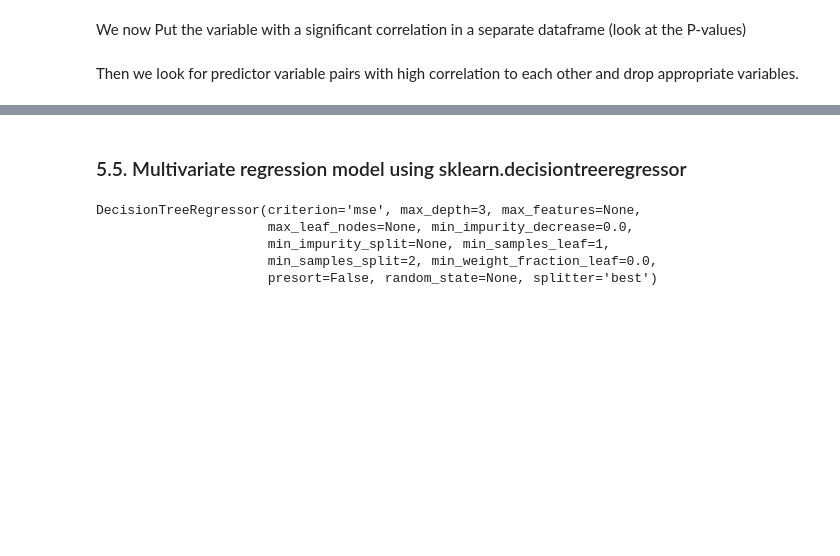
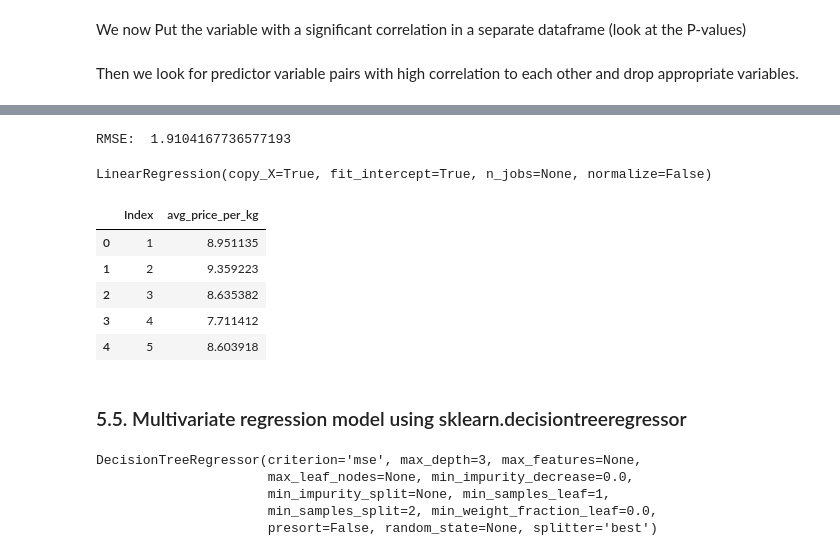
Before and after one commit to lkrump7/regression-apples-predict-api-template, a Jupyter notebook: Linear Regression team TS2.ipynb, the cells around one changed output, grey strips where cells are left out. Cells and saved outputs as stored; diff of their text form; code cells hidden in the pictures; blank space fills up the shorter version.

```diff
--- a/Linear Regression team TS2.ipynb
+++ b/Linear Regression team TS2.ipynb
@@ -902,0 +921,30 @@ print('Formula:\n\t{}'.format(formula_str))
+# %%
+y_pred = sv_reg.predict(X_test)
+print("RMSE: ", np.sqrt(mean_squared_error(y_test,y_pred)))
+# %% [output]
+RMSE:  1.9104167736577193
+# %%
+SVR_train.fit(X_train, y_train)
+SVR_test.fit(X_test, y_test)
+# %% [output]
+LinearRegression(copy_X=True, fit_intercept=True, n_jobs=None, normalize=False)
+# %%
+# Making the prediction
+Z_submission = SVR_test.predict(test_submission_set)
+# %%
+#Creating an index list
+index_list = []
+for i in range(1,686):
+    index_list.append(i)
+# %%
+#Putting the predictions with the index in a DataFrame
+SVR_submission_DF = pd.DataFrame({'Index':index_list, 'avg_price_per_kg': Z_submission})
+# %%
+SVR_submission_DF.head()
+# %% [output]
+|  | Index | avg_price_per_kg |
+| 0 | 1 | 8.951135 |
+| 1 | 2 | 9.359223 |
+| 2 | 3 | 8.635382 |
+| 3 | 4 | 7.711412 |
+| 4 | 5 | 8.603918 |
```
Also changed, not shown: parts of 6 cells of this notebook.
